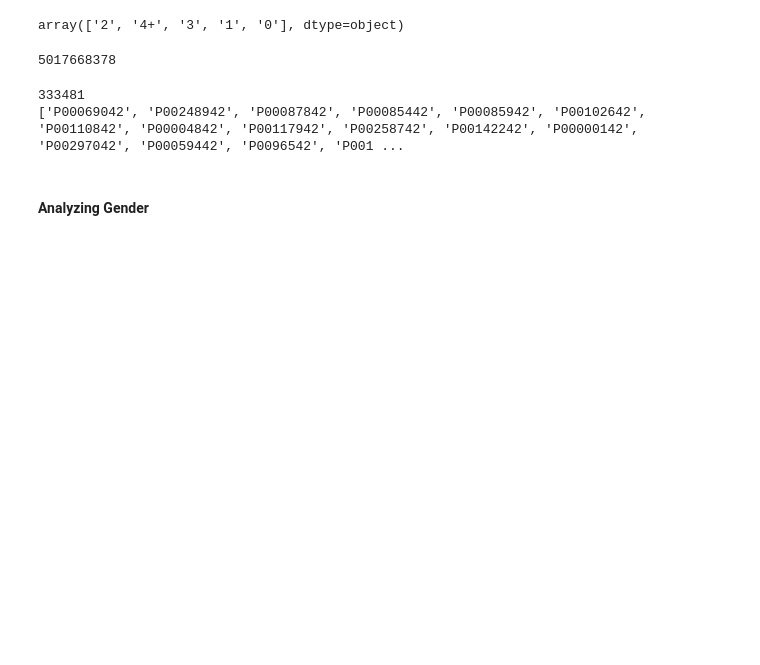
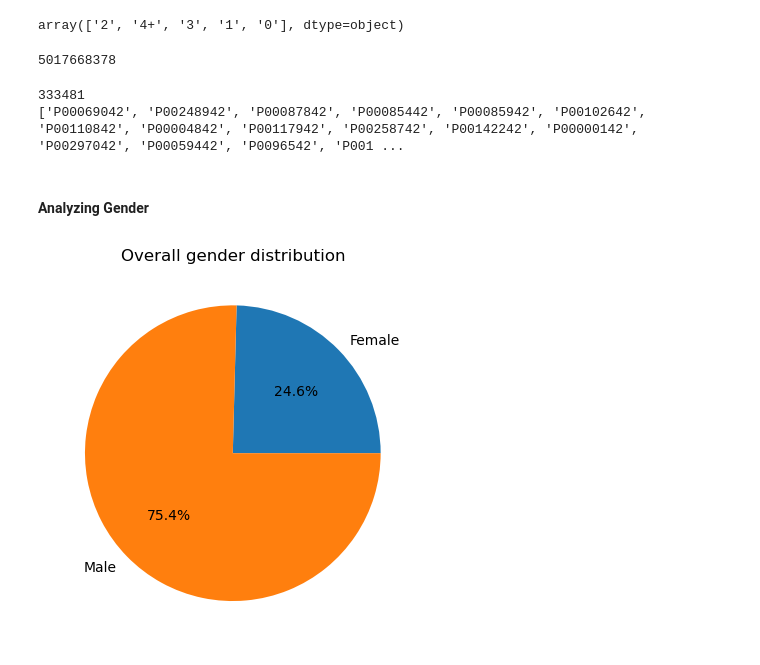
Before and after one commit to prachi558/GFG_Data_Science, a Jupyter notebook: Black_Friday_Sales.ipynb, the cells around one changed output. Drawn from its saved outputs; the diff is of its cells as text; code cells hidden in the pictures; blank space fills up the shorter version.

```diff
--- a/Black_Friday_Sales.ipynb
+++ b/Black_Friday_Sales.ipynb
@@ -113,3 +121,21 @@ print(l)
 ['P00069042', 'P00248942', 'P00087842', 'P00085442', 'P00085942', 'P00102642', 'P00110842', 'P00004842', 'P00117942', 'P00258742', 'P00142242', 'P00000142', 'P00297042', 'P00059442', 'P0096542', 'P001 ...
 # %% [markdown]
 #### Analyzing Gender
+# %%
+#finding number of female purchases in every city
+A_Female= len(df[(df['Gender']=='F') & (df['City_Category']=='A')])
+B_Female= len(df[(df['Gender']=='F') & (df['City_Category']=='B')])
+C_Female= len(df[(df['Gender']=='F') & (df['City_Category']=='C')])
+# %%
+#finding number of male purchases in every city
+A_male=len(df[(df['Gender']=='M') & (df['City_Category']=='A')])
+B_male= len(df[(df['Gender']=='M') & (df['City_Category']=='B')])
+C_male= len(df[(df['Gender']=='M') & (df['City_Category']=='C')])
+# %%
+#plotting male-female purchase percentage overall
+
+plt.pie([A_Female+B_Female+C_Female,A_male+B_male+C_male],labels=['Female','Male'],autopct='%1.1f%%')
+plt.title('Overall gender distribution')
+plt.show()
+# %% [output]
+[figure, added]
```
Also changed, not shown: parts of 40 cells of this notebook.
